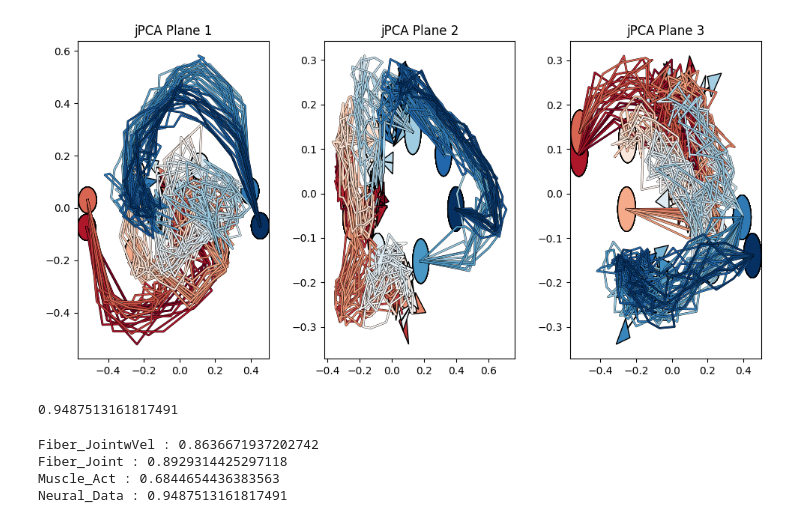
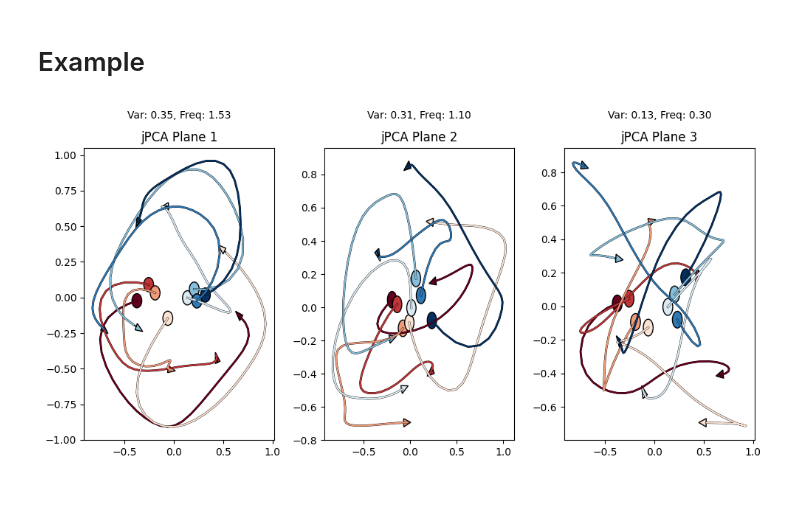
Before and after one commit to ElyasYassin/jPCA, a Jupyter notebook: examples/simple_jPCA_example.ipynb, the cells around one changed output. Drawn from its saved outputs; the diff is of its cells as text; code cells hidden in the pictures; blank space fills up the shorter version.

```diff
--- a/examples/simple_jPCA_example.ipynb
+++ b/examples/simple_jPCA_example.ipynb
@@ -78,18 +66,9 @@ Variance["Muscle_Act"] = Muscle_Act_Var
-# %%
-B = "Neural_Data.mat"
-Neural_Data_Jpca = jPCA_Calc(B)
-
-Neural_Data_Var = Neural_Data_Jpca.get_variance()
-
-Variance["Neural_Data"] = Neural_Data_Var
-# %% [output]
-[figure, removed]
-0.9487513161817491
-# %%
-for k,v in Variance.items():
-    print(f"{k} : {v}")
-# %% [output]
-Fiber_JointwVel : 0.8636671937202742
-Fiber_Joint : 0.8929314425297118
-Muscle_Act : 0.6844654436383563
-Neural_Data : 0.9487513161817491
+# %% [markdown]
+# Example
+# %%
+# Load publicly available data from Mark Churchland's group
+A = "data/Patches_Data_S1.mat"
+
+neural = JPCA_calc(A, tstart=-50, tend=240)
+# %% [output]
+[figure, added]
```
Also changed, not shown: parts of 11 cells of this notebook, 21 other files.
